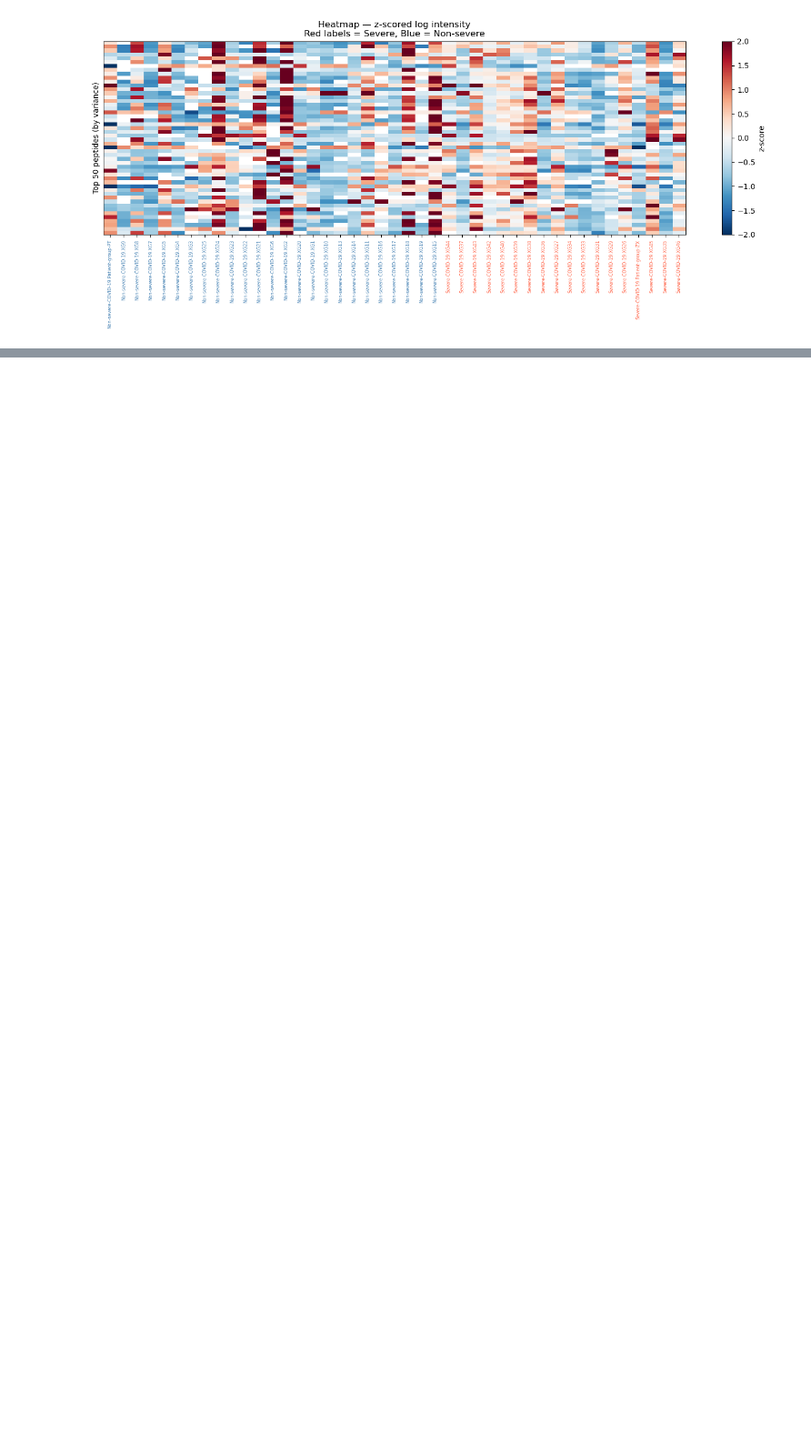
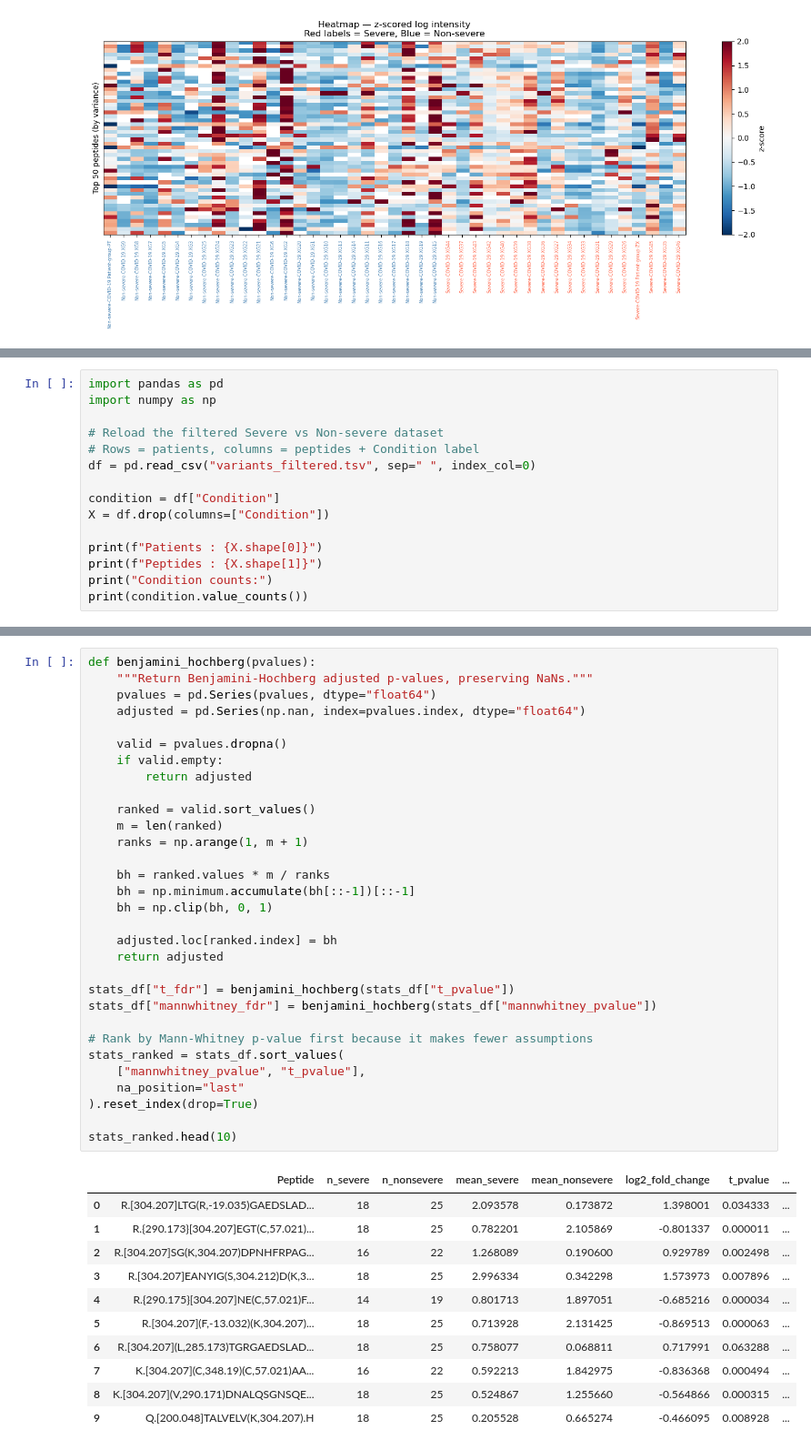
Before and after one commit to melvyn9/cse291b-covid19, a Jupyter notebook: variants_tmt.ipynb, the cells around one changed output, grey strips where cells are left out. Shown at 91% size. Cells and saved outputs as stored; diff of their text form; blank space fills up the shorter version.

```diff
--- a/variants_tmt.ipynb
+++ b/variants_tmt.ipynb
@@ -334,0 +351,15 @@ plt.show()
+# %%
+import pandas as pd
+import numpy as np
+
+# Reload the filtered Severe vs Non-severe dataset
+# Rows = patients, columns = peptides + Condition label
+df = pd.read_csv("variants_filtered.tsv", sep="	", index_col=0)
+
+condition = df["Condition"]
+X = df.drop(columns=["Condition"])
+
+print(f"Patients : {X.shape[0]}")
+print(f"Peptides : {X.shape[1]}")
+print("Condition counts:")
+print(condition.value_counts())
@@ -334,0 +445,43 @@ plt.show()
+# %%
+def benjamini_hochberg(pvalues):
+    """Return Benjamini-Hochberg adjusted p-values, preserving NaNs."""
+    pvalues = pd.Series(pvalues, dtype="float64")
+    adjusted = pd.Series(np.nan, index=pvalues.index, dtype="float64")
+
+    valid = pvalues.dropna()
+    if valid.empty:
+        return adjusted
+
+    ranked = valid.sort_values()
+    m = len(ranked)
+    ranks = np.arange(1, m + 1)
+
+    bh = ranked.values * m / ranks
+    bh = np.minimum.accumulate(bh[::-1])[::-1]
+    bh = np.clip(bh, 0, 1)
+
+    adjusted.loc[ranked.index] = bh
+    return adjusted
+
+stats_df["t_fdr"] = benjamini_hochberg(stats_df["t_pvalue"])
+stats_df["mannwhitney_fdr"] = benjamini_hochberg(stats_df["mannwhitney_pvalue"])
+
+# Rank by Mann-Whitney p-value first because it makes fewer assumptions
+stats_ranked = stats_df.sort_values(
+    ["mannwhitney_pvalue", "t_pvalue"],
+    na_position="last"
+).reset_index(drop=True)
+
+stats_ranked.head(10)
+# %% [output]
+|  | Peptide | n_severe | n_nonsevere | mean_severe | mean_nonsevere | log2_fold_change | t_pvalue | ... |
+| 0 | R.[304.207]LTG(R,-19.035)GAEDSLAD... | 18 | 25 | 2.093578 | 0.173872 | 1.398001 | 0.034333 | ... |
+| 1 | R.{290.173}[304.207]EGT(C,57.021)... | 18 | 25 | 0.782201 | 2.105869 | -0.801337 | 0.000011 | ... |
+| 2 | R.[304.207]SG(K,304.207)DPNHFRPAG... | 16 | 22 | 1.268089 | 0.190600 | 0.929789 | 0.002498 | ... |
+| 3 | R.[304.207]EANYIG(S,304.212)D(K,3... | 18 | 25 | 2.996334 | 0.342298 | 1.573973 | 0.007896 | ... |
+| 4 | R.{290.175}[304.207]NE(C,57.021)F... | 14 | 19 | 0.801713 | 1.897051 | -0.685216 | 0.000034 | ... |
+| 5 | R.[304.207](F,-13.032)(K,304.207)... | 18 | 25 | 0.713928 | 2.131425 | -0.869513 | 0.000063 | ... |
+| 6 | R.[304.207](L,285.173)TGRGAEDSLAD... | 18 | 25 | 0.758077 | 0.068811 | 0.717991 | 0.063288 | ... |
+| 7 | K.[304.207](C,348.19)(C,57.021)AA... | 16 | 22 | 0.592213 | 1.842975 | -0.836368 | 0.000494 | ... |
+| 8 | K.[304.207](V,290.171)DNALQSGNSQE... | 18 | 25 | 0.524867 | 1.255660 | -0.564866 | 0.000315 | ... |
+| 9 | Q.[200.048]TALVELV(K,304.207).H | 18 | 25 | 0.205528 | 0.665274 | -0.466095 | 0.008928 | ... |
```
Also changed, not shown: parts of 11 cells of this notebook, 2 other files.
